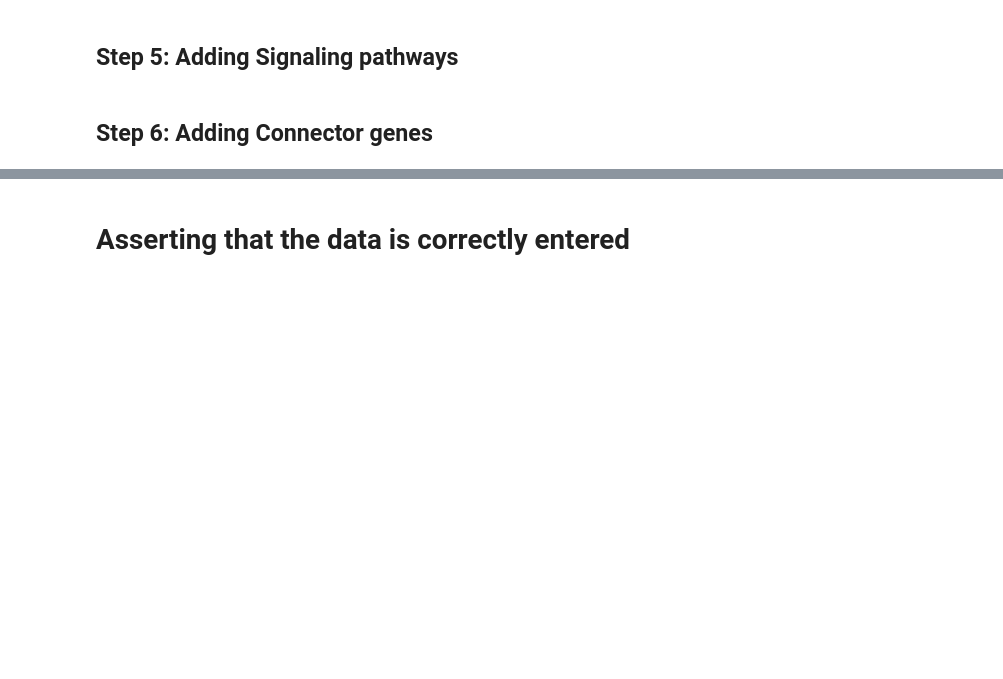
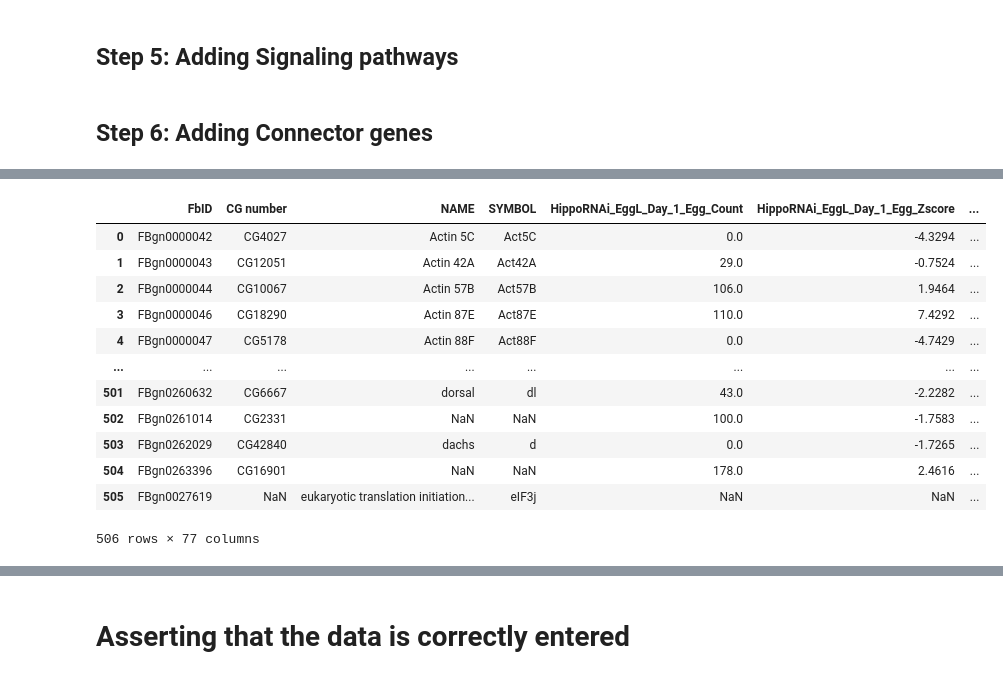
Before and after one commit to extavourlab/hpo_ova_eggL_screen, a Jupyter notebook: Notebooks/09_Making_the_database_table.ipynb, the cells around one changed output, grey strips where cells are left out. Saved outputs shown, nothing was run; the diff lists cells and outputs as text; code cells hidden in the pictures; blank space fills up the shorter version.

Commit message:
Cosmetic fixes for Master Table

```diff
--- a/Notebooks/09_Making_the_database_table.ipynb
+++ b/Notebooks/09_Making_the_database_table.ipynb
@@ -356,0 +451,46 @@ table['Core_Connector'] = table['FbID'].isin(connectors[connectors['Module'] ==
+# %%
+for col in [c for c in table.columns if 'PPI_' in c]:
+    table[col] = table[col].fillna('NotInPPI')
+# %%
+for col in [c for c in table.columns if '_Module' in c]:
+    PPIcheck = table['PPI_closeness_centrality'].values
+    tmp = table[col].values.astype(str)
+    for i in range(len(tmp)):
+        if PPIcheck[i] == 'NotInPPI':
+            tmp[i] = 'NotInPPI'
+        else:
+            if tmp[i] == '0':
+                tmp[i] = 'False'
+            else:
+                tmp[i] = 'True'
+    table[col] = tmp
+# %%
+for col in [c for c in table.columns if '_Connector' in c]:
+    PPIcheck = table['PPI_closeness_centrality'].values
+    tmp = table[col].values.astype(object)
+    for i in range(len(tmp)):
+        if PPIcheck[i] == 'NotInPPI':
+            tmp[i] = "NotInPPI"
+    table[col] = tmp
+# %%
+def round_zscore(x):
+    return round(x, 4)
+
+for col in [c for c in table.columns if '_Zscore' in c]:
+    table[col] = table[col].apply(round_zscore)
+# %%
+table
+# %% [output]
+|  | FbID | CG number | NAME | SYMBOL | HippoRNAi_EggL_Day_1_Egg_Count | HippoRNAi_EggL_Day_1_Egg_Zscore | ... |
+| 0 | FBgn0000042 | CG4027 | Actin 5C | Act5C | 0.0 | -4.3294 | ... |
+| 1 | FBgn0000043 | CG12051 | Actin 42A | Act42A | 29.0 | -0.7524 | ... |
+| 2 | FBgn0000044 | CG10067 | Actin 57B | Act57B | 106.0 | 1.9464 | ... |
+| 3 | FBgn0000046 | CG18290 | Actin 87E | Act87E | 110.0 | 7.4292 | ... |
+| 4 | FBgn0000047 | CG5178 | Actin 88F | Act88F | 0.0 | -4.7429 | ... |
+| ... | ... | ... | ... | ... | ... | ... | ... |
+| 501 | FBgn0260632 | CG6667 | dorsal | dl | 43.0 | -2.2282 | ... |
+| 502 | FBgn0261014 | CG2331 | NaN | NaN | 100.0 | -1.7583 | ... |
+| 503 | FBgn0262029 | CG42840 | dachs | d | 0.0 | -1.7265 | ... |
+| 504 | FBgn0263396 | CG16901 | NaN | NaN | 178.0 | 2.4616 | ... |
+| 505 | FBgn0027619 | NaN | eukaryotic translation initiation... | eIF3j | NaN | NaN | ... |
+506 rows × 77 columns
```
Also changed, not shown: parts of 18 cells of this notebook, 3 other files.
